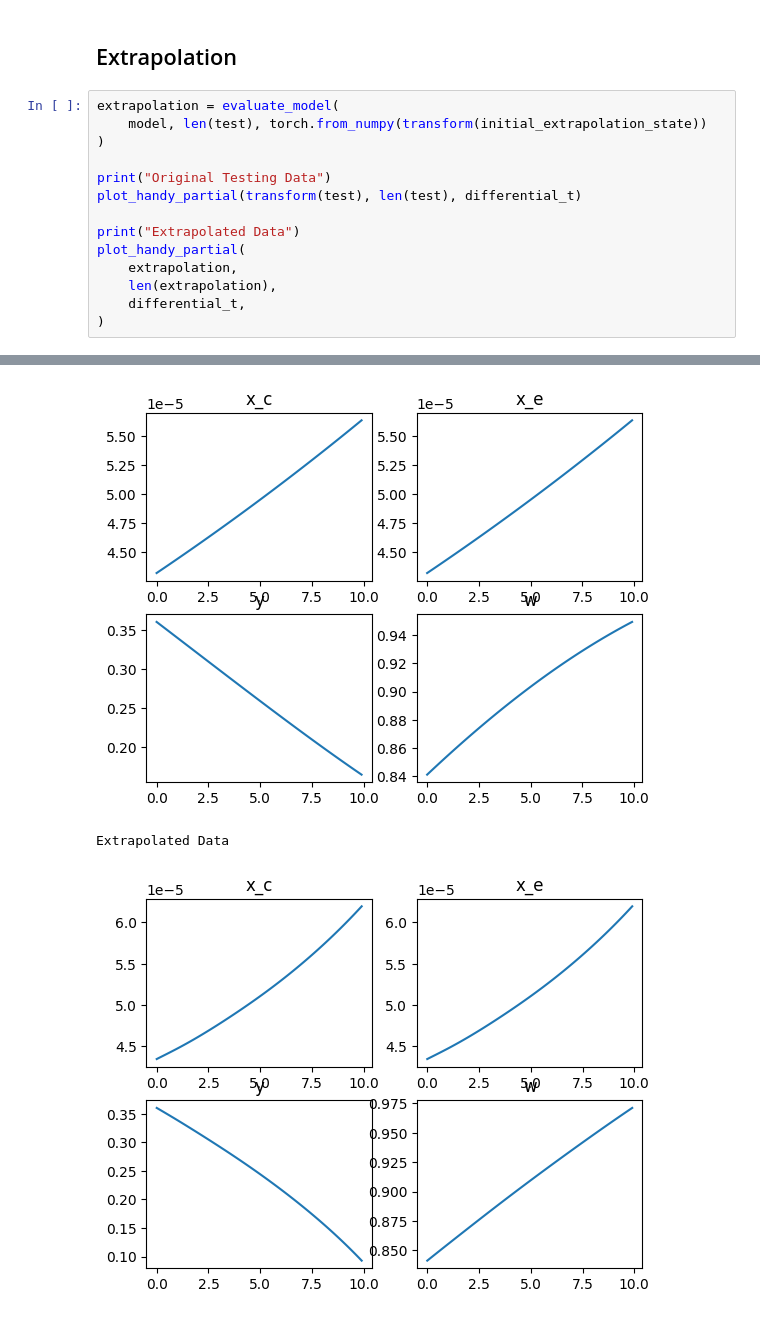
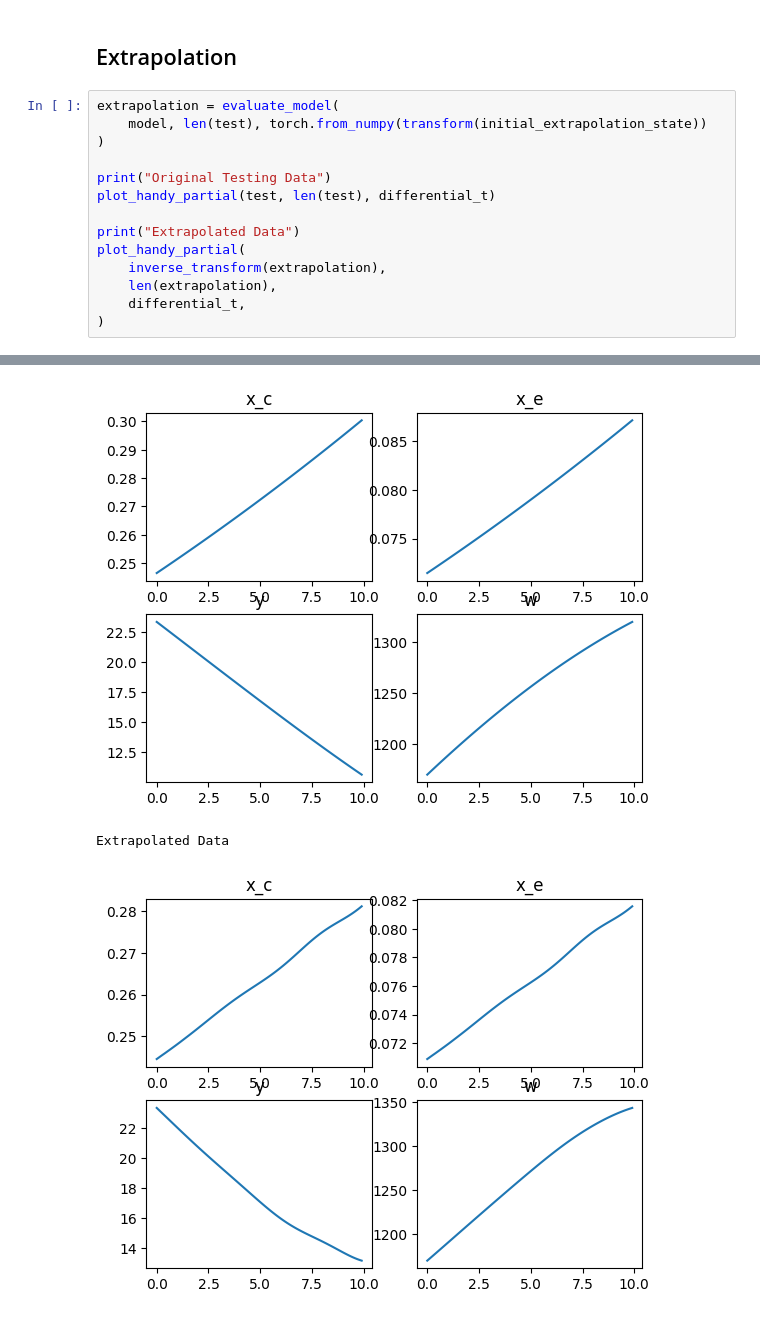
Before and after one commit to marcinwasowicz/AGH_Complex_Systems_and_Machine_Learning, a Jupyter notebook: reservoir_computing/ESN_examples.ipynb, the cells around one changed output, grey strips where cells are left out. Cells and saved outputs as stored; diff of their text form.

Commit message:
Fix plotting - plot real and extrapolated  data without normalization

```diff
--- a/reservoir_computing/ESN_examples.ipynb
+++ b/reservoir_computing/ESN_examples.ipynb
@@ -316,19 +316,19 @@ model.fit(
 # %%
 extrapolation = evaluate_model(
     model, len(test), torch.from_numpy(transform(initial_extrapolation_state))
 )
 
 print("Original Testing Data")
-plot_handy_partial(transform(test), len(test), differential_t)
+plot_handy_partial(test, len(test), differential_t)
 
 print("Extrapolated Data")
 plot_handy_partial(
-    extrapolation,
+    inverse_transform(extrapolation),
     len(extrapolation),
     differential_t,
 )
 # %% [output]
 Original Testing Data
-[figure, old version]
+[figure, new version]
 Extrapolated Data
-[figure, old version]
+[figure, new version]
```
Also changed, not shown: parts of 1 cell of this notebook, 1 other file.
